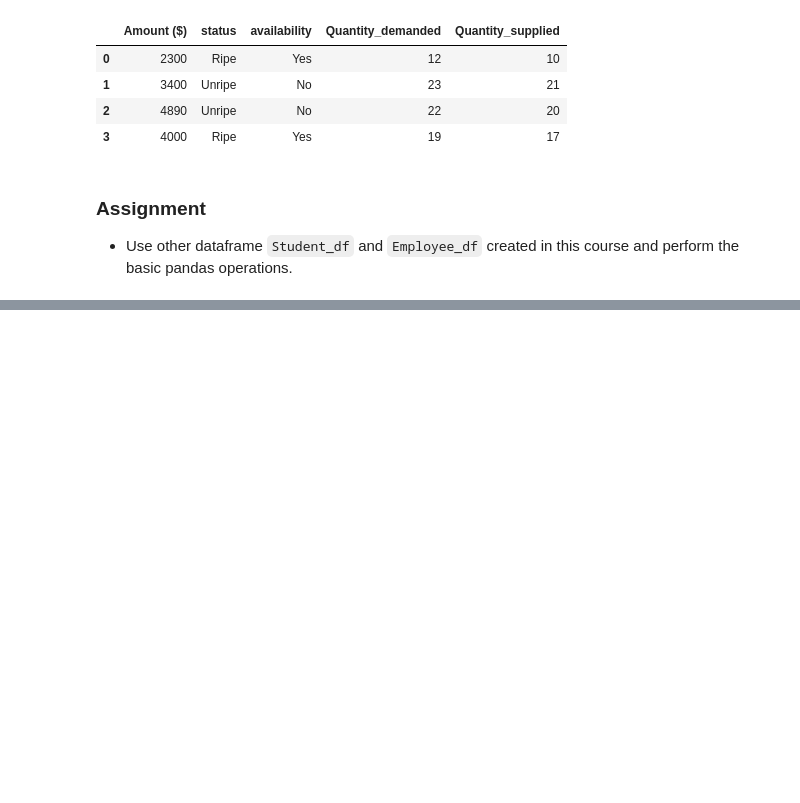
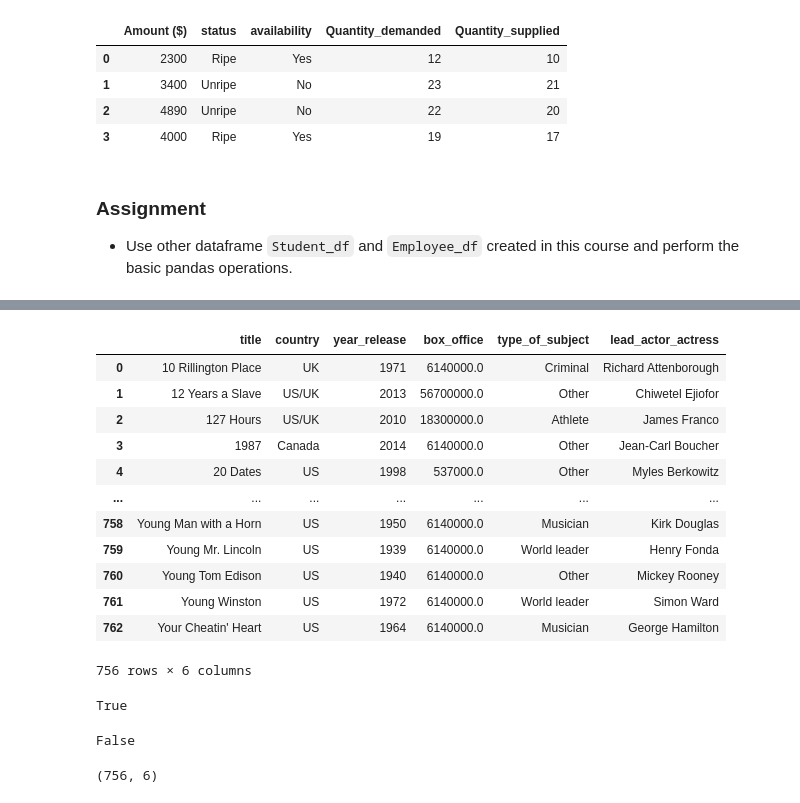
Before and after one commit to JudsonMorgan/Python-for-Data-Analyst, a Jupyter notebook: Introduction-to-Pandas.ipynb, the cells around one changed output, grey strips where cells are left out. Drawn from its saved outputs; the diff is of its cells as text; code cells hidden in the pictures; blank space fills up the shorter version.

```diff
--- a/Introduction-to-Pandas.ipynb
+++ b/Introduction-to-Pandas.ipynb
@@ -599,0 +1107,4 @@ data.head()
+# %%
+bio_data = pd.read_csv("data/biopics.csv", encoding = "ISO-8859-1")
+#read the data
+bio_data.head()
@@ -599,0 +1136,4 @@ data.head()
+# %%
+#copy the dataframe
+
+bio_df = bio_data.copy()
@@ -599,0 +1219,5 @@ data.head()
+# %%
+#fill missing values
+median = bio_df['box_office'].median()
+
+bio_df['box_office'] = bio_df['box_office'].fillna(median, axis = 0)
@@ -599,0 +1249,4 @@ data.head()
+# %%
+mode = bio_df['lead_actor_actress'].mode()
+
+bio_df['lead_actor_actress'].fillna(method = 'bfill', axis=0, inplace=True)
@@ -599,0 +1331,21 @@ data.head()
+# %%
+#drop the duplicated values
+bio_df.drop_duplicates()
+# %% [output]
+|  | title | country | year_release | box_office | type_of_subject | lead_actor_actress |
+| 0 | 10 Rillington Place | UK | 1971 | 6140000.0 | Criminal | Richard Attenborough |
+| 1 | 12 Years a Slave | US/UK | 2013 | 56700000.0 | Other | Chiwetel Ejiofor |
+| 2 | 127 Hours | US/UK | 2010 | 18300000.0 | Athlete | James Franco |
+| 3 | 1987 | Canada | 2014 | 6140000.0 | Other | Jean-Carl Boucher |
+| 4 | 20 Dates | US | 1998 | 537000.0 | Other | Myles Berkowitz |
+| ... | ... | ... | ... | ... | ... | ... |
+| 758 | Young Man with a Horn | US | 1950 | 6140000.0 | Musician | Kirk Douglas |
+| 759 | Young Mr. Lincoln | US | 1939 | 6140000.0 | World leader | Henry Fonda |
+| 760 | Young Tom Edison | US | 1940 | 6140000.0 | Other | Mickey Rooney |
+| 761 | Young Winston | US | 1972 | 6140000.0 | World leader | Simon Ward |
+| 762 | Your Cheatin' Heart | US | 1964 | 6140000.0 | Musician | George Hamilton |
+756 rows × 6 columns
+# %%
+bio_df.duplicated().any()
+# %% [output]
+True
@@ -599,0 +1354,8 @@ data.head()
+# %%
+bio_df.duplicated().any()
+# %% [output]
+False
+# %%
+bio_df.shape
+# %% [output]
+(756, 6)
```
Also changed, not shown: parts of 97 cells of this notebook.
